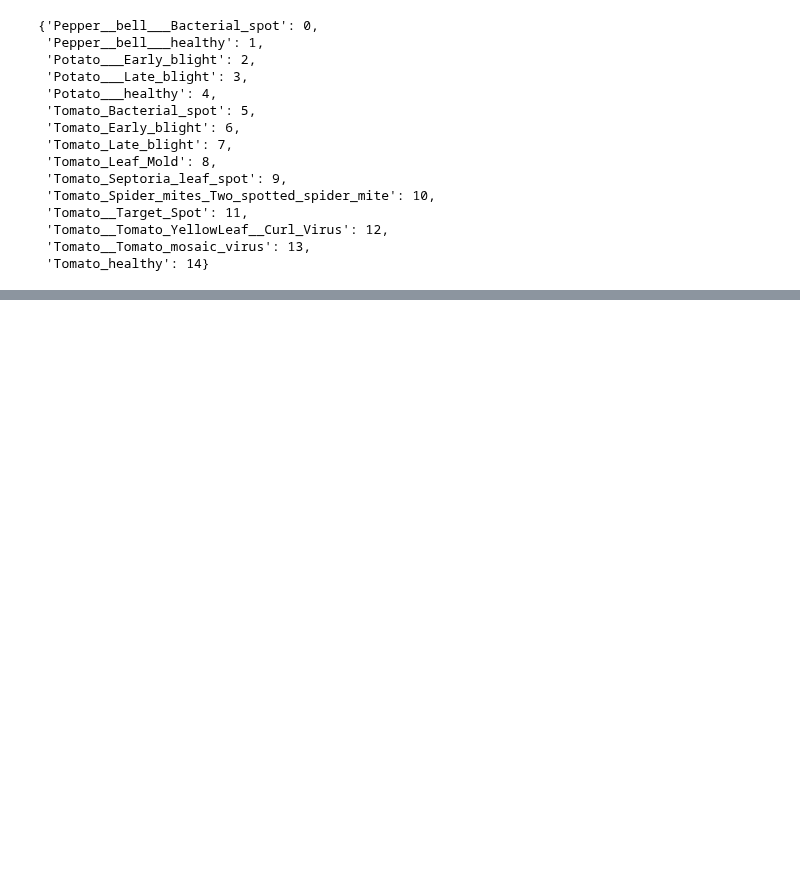
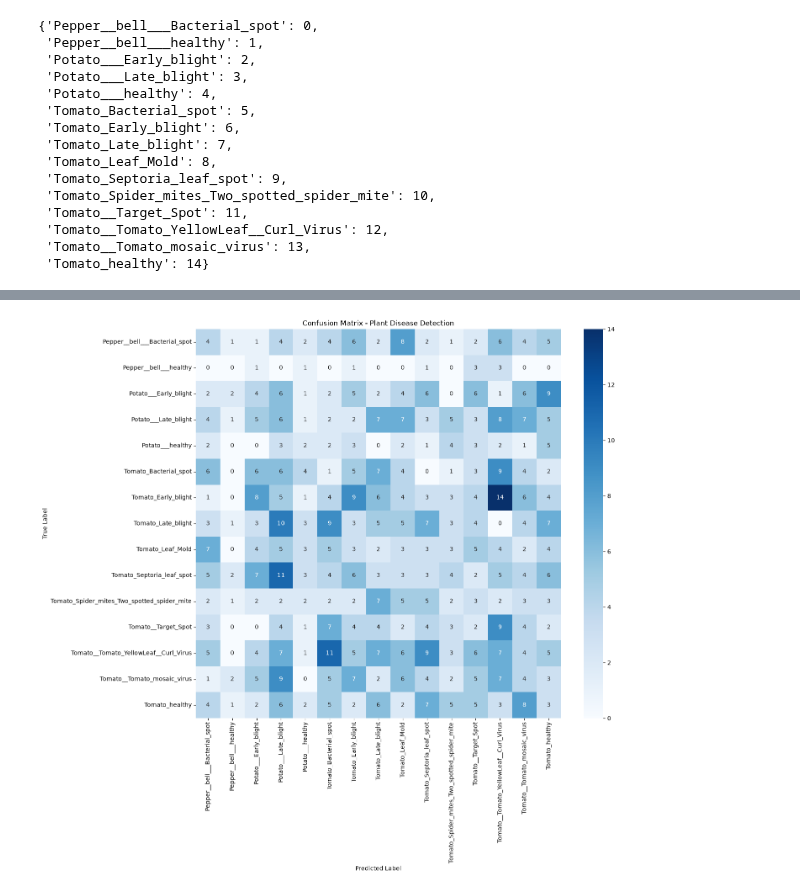
Before and after one commit to ThanisRaheem/Plant-Disease-Detection, a Jupyter notebook: VGG16_Plant_Disease.ipynb, the cells around one changed output, grey strips where cells are left out. Cells and saved outputs as stored; diff of their text form; code cells hidden in the pictures; blank space fills up the shorter version.

```diff
--- a/VGG16_Plant_Disease.ipynb
+++ b/VGG16_Plant_Disease.ipynb
@@ -297,0 +529,15 @@ plt.show()
+# %%
+# Reset validation generator
+validation_data.reset()
+
+# Predict classes
+predictions = model.predict(validation_data)
+
+# Convert probabilities to class labels
+predicted_classes = np.argmax(predictions, axis=1)
+
+# Get actual labels
+true_classes = validation_data.classes
+
+# Get class names
+class_labels = list(validation_data.class_indices.keys())
@@ -297,0 +546,7 @@ plt.show()
+# %%
+cm = confusion_matrix(
+    true_classes,
+    predicted_classes
+)
+
+cm
@@ -297,0 +569,25 @@ plt.show()
+# %%
+plt.figure(figsize=(14,12))
+
+sns.heatmap(
+    cm,
+    annot=True,
+    fmt="d",
+    cmap="Blues",
+    xticklabels=class_labels,
+    yticklabels=class_labels
+)
+
+plt.xlabel("Predicted Label")
+
+plt.ylabel("True Label")
+
+plt.title("Confusion Matrix - Plant Disease Detection")
+
+plt.xticks(rotation=90)
+
+plt.yticks(rotation=0)
+
+plt.show()
+# %% [output]
+[figure, added]
```
Also changed, not shown: parts of 29 cells of this notebook, 1 other file.
